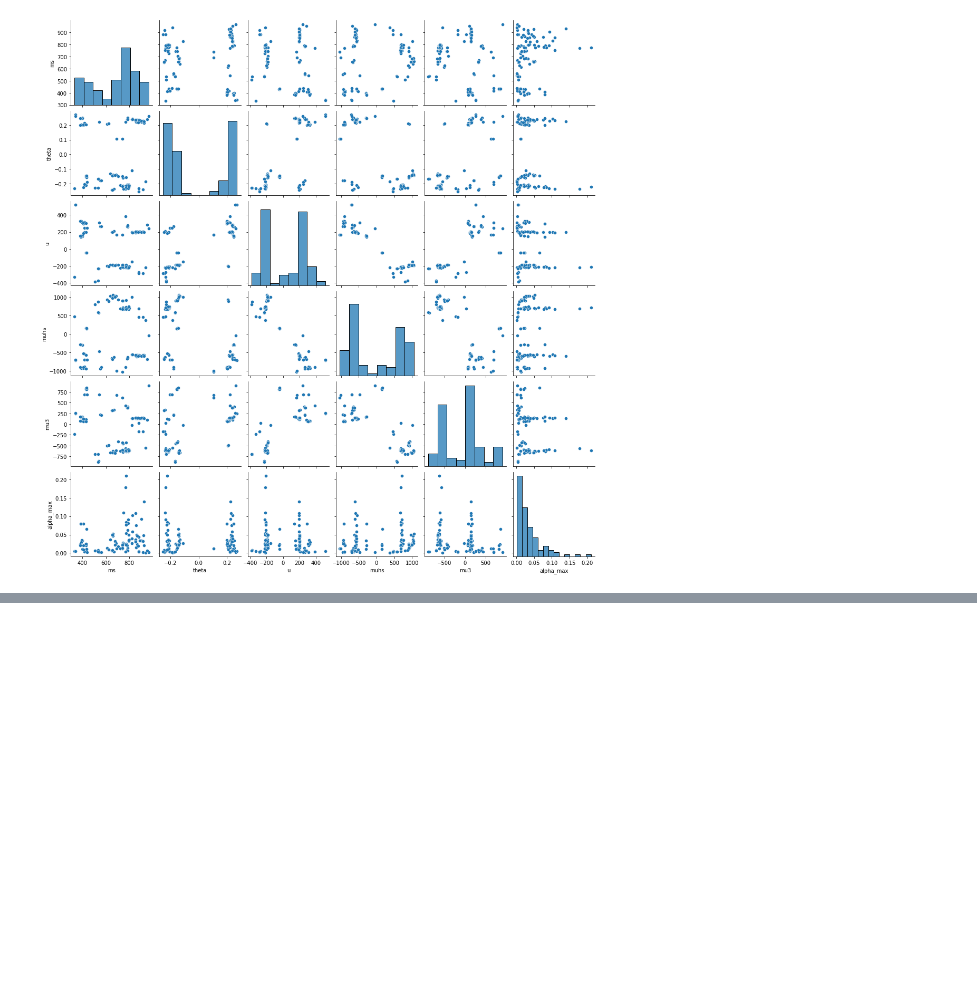
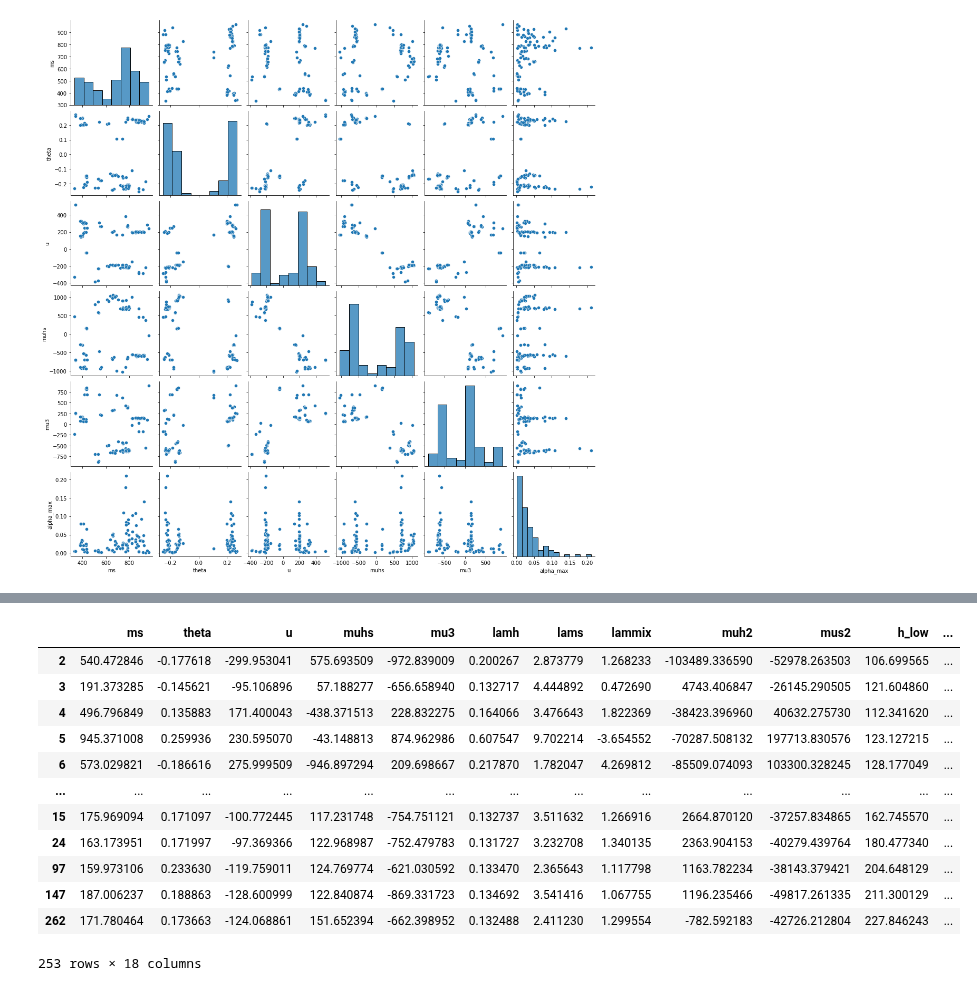
Before and after one commit to PB-316/Z_2breaking-PT-BAU, a Jupyter notebook: Effective_potential_Onshell.ipynb, the cells around one changed output, grey strips where cells are left out. Cells and saved outputs as stored; diff of their text form; code cells hidden in the pictures; blank space fills up the shorter version.

```diff
--- a/Effective_potential_Onshell.ipynb
+++ b/Effective_potential_Onshell.ipynb
@@ -702,0 +725,39 @@ sns.pairplot(df[['ms', 'theta', 'u','muhs', 'mu3',"alpha_max"]].reset_index(drop
+# %%
+import pandas as pd
+import matplotlib.pyplot as plt
+
+df_tot=pd.read_csv("./SCANS/PERCOLATION/scan_0.csv",index_col=[0])
+#df_tot=df_tot[df_tot["alpha_max"]>6*1e-2]
+df_tot=df.drop_duplicates()
+
+relevant_columns=['ms', 'theta', 'u', 'muhs', 'mu3', 'lamh', 'lams', 'lammix', 'muh2','mus2','h_low_Tnuc_0', 's_low_Tnuc_0','h_high_Tnuc_0', 's_high_Tnuc_0','Tc_0', 'Tnuc_0', 'alpha_Tnuc_0',"beta_Tnuc_0"]
+rename_columns=['ms', 'theta', 'u', 'muhs', 'mu3', 'lamh', 'lams', 'lammix', 'muh2','mus2','h_low', 's_low','h_high', 's_high',"Tc", 'Tnuc', 'alpha',"beta"]
+df0=df_tot[df_tot.beta_Tnuc_0.notnull()][relevant_columns]
+df0.columns=rename_columns
+
+
+
+relevant_columns=['ms', 'theta', 'u', 'muhs', 'mu3', 'lamh', 'lams', 'lammix', 'muh2','mus2','h_low_Tnuc_1', 's_low_Tnuc_1','h_high_Tnuc_1', 's_high_Tnuc_1','Tc_1', 'Tnuc_1', 'alpha_Tnuc_1',"beta_Tnuc_1"]
+df1=df_tot[df_tot.beta_Tnuc_1.notnull()][relevant_columns]
+df1.columns=rename_columns
+
+df_full=pd.concat([df0,df1])
+#df_full=df_full[df_full.alpha>0.1]
+#df_full.to_csv("./SCANS_ALL/Data_sets/MS_bar.csv")
+#plt.scatter(df_full.ms,df_full.lammix,alpha=.3,label="MS-bar")
+
+#df_full.to_csv("./SCANS/PERCOLATION/Z2_breaking_benchmarks.csv")
+# %% [output]
+|  | ms | theta | u | muhs | mu3 | lamh | lams | lammix | muh2 | mus2 | h_low | ... |
+| 2 | 540.472846 | -0.177618 | -299.953041 | 575.693509 | -972.839009 | 0.200267 | 2.873779 | 1.268233 | -103489.336590 | -52978.263503 | 106.699565 | ... |
+| 3 | 191.373285 | -0.145621 | -95.106896 | 57.188277 | -656.658940 | 0.132717 | 4.444892 | 0.472690 | 4743.406847 | -26145.290505 | 121.604860 | ... |
+| 4 | 496.796849 | 0.135883 | 171.400043 | -438.371513 | 228.832275 | 0.164066 | 3.476643 | 1.822369 | -38423.396960 | 40632.275730 | 112.341620 | ... |
+| 5 | 945.371008 | 0.259936 | 230.595070 | -43.148813 | 874.962986 | 0.607547 | 9.702214 | -3.654552 | -70287.508132 | 197713.830576 | 123.127215 | ... |
+| 6 | 573.029821 | -0.186616 | 275.999509 | -946.897294 | 209.698667 | 0.217870 | 1.782047 | 4.269812 | -85509.074093 | 103300.328245 | 128.177049 | ... |
+| ... | ... | ... | ... | ... | ... | ... | ... | ... | ... | ... | ... | ... |
+| 15 | 175.969094 | 0.171097 | -100.772445 | 117.231748 | -754.751121 | 0.132737 | 3.511632 | 1.266916 | 2664.870120 | -37257.834865 | 162.745570 | ... |
+| 24 | 163.173951 | 0.171997 | -97.369366 | 122.968987 | -752.479783 | 0.131727 | 3.232708 | 1.340135 | 2363.904153 | -40279.439764 | 180.477340 | ... |
+| 97 | 159.973106 | 0.233630 | -119.759011 | 124.769774 | -621.030592 | 0.133470 | 2.365643 | 1.117798 | 1163.782234 | -38143.379421 | 204.648129 | ... |
+| 147 | 187.006237 | 0.188863 | -128.600999 | 122.840874 | -869.331723 | 0.134692 | 3.541416 | 1.067755 | 1196.235466 | -49817.261335 | 211.300129 | ... |
+| 262 | 171.780464 | 0.173663 | -124.068861 | 151.652394 | -662.398952 | 0.132488 | 2.411230 | 1.299554 | -782.592183 | -42726.212804 | 227.846243 | ... |
+253 rows × 18 columns
```
Also changed, not shown: parts of 1 cell of this notebook, 1 other file.
